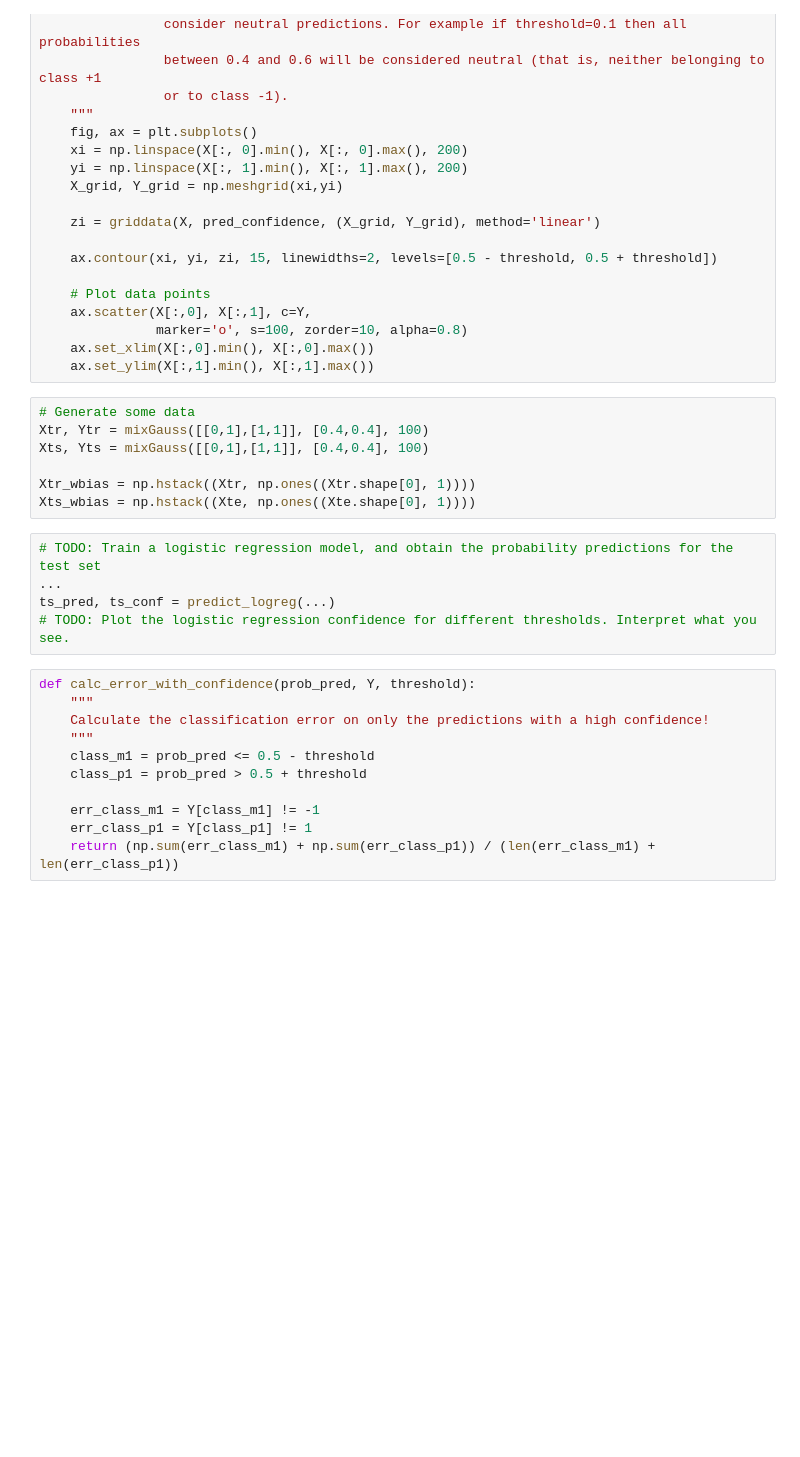
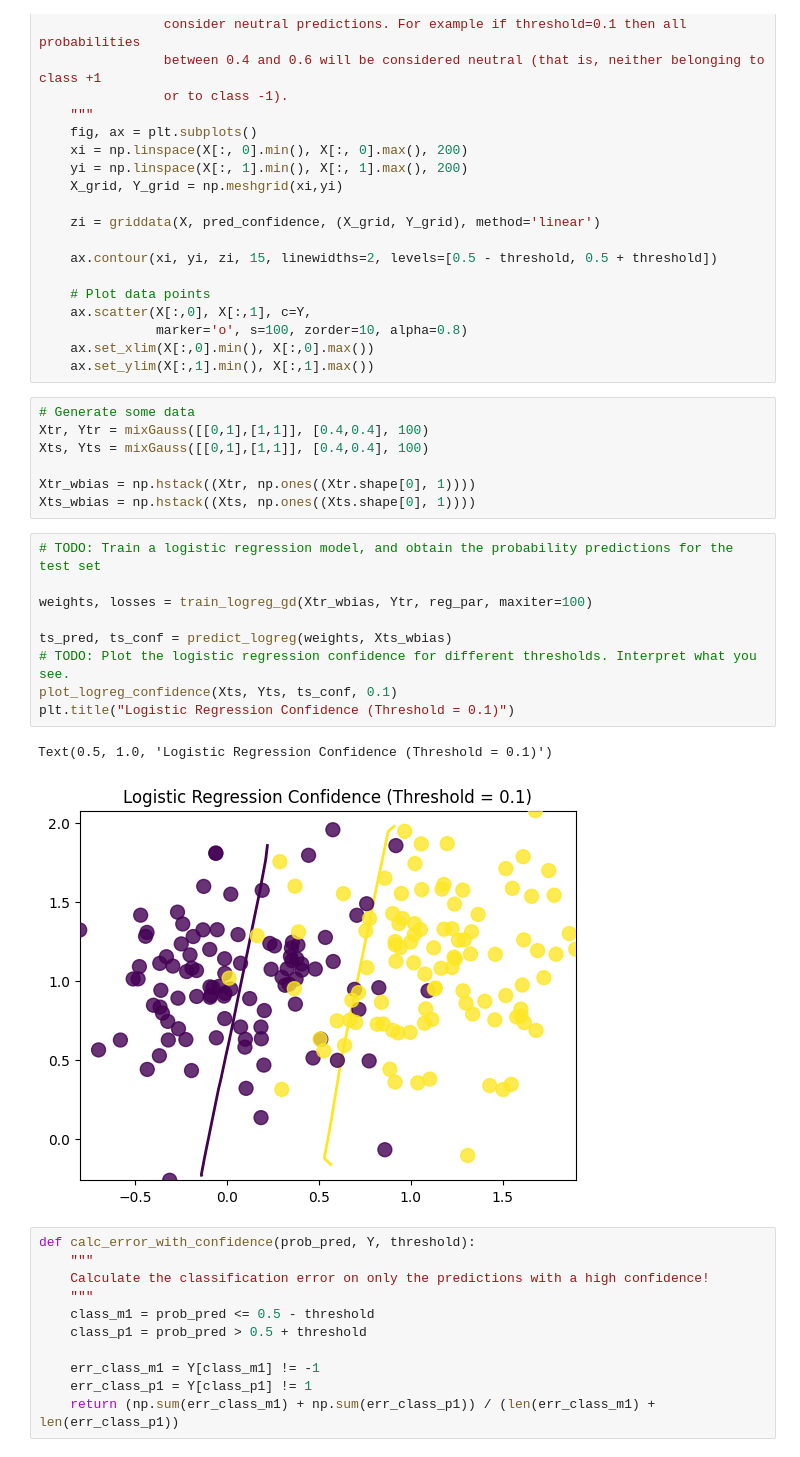
Before and after one commit to Clonecodesash/MachineLearning, a Jupyter notebook: Lab4_LogisticRegression.ipynb, the cells around one changed output. Drawn from its saved outputs; the diff is of its cells as text; blank space fills up the shorter version.

```diff
--- a/Lab4_LogisticRegression.ipynb
+++ b/Lab4_LogisticRegression.ipynb
@@ -283,12 +340,19 @@ Xtr, Ytr = mixGauss([[0,1],[1,1]], [0.4,0.4], 100)
 Xts, Yts = mixGauss([[0,1],[1,1]], [0.4,0.4], 100)
 
 Xtr_wbias = np.hstack((Xtr, np.ones((Xtr.shape[0], 1))))
-Xts_wbias = np.hstack((Xte, np.ones((Xte.shape[0], 1))))
+Xts_wbias = np.hstack((Xts, np.ones((Xts.shape[0], 1))))
 # %%
 # TODO: Train a logistic regression model, and obtain the probability predictions for the test set
-...
-ts_pred, ts_conf = predict_logreg(...)
+
+weights, losses = train_logreg_gd(Xtr_wbias, Ytr, reg_par, maxiter=100)
+
+ts_pred, ts_conf = predict_logreg(weights, Xts_wbias)
 # TODO: Plot the logistic regression confidence for different thresholds. Interpret what you see.
+plot_logreg_confidence(Xts, Yts, ts_conf, 0.1)
+plt.title("Logistic Regression Confidence (Threshold = 0.1)")
+# %% [output]
+Text(0.5, 1.0, 'Logistic Regression Confidence (Threshold = 0.1)')
+[figure, added]
 # %%
 def calc_error_with_confidence(prob_pred, Y, threshold):
     """
```
Also changed, not shown: parts of 16 cells of this notebook, 1 other file.
